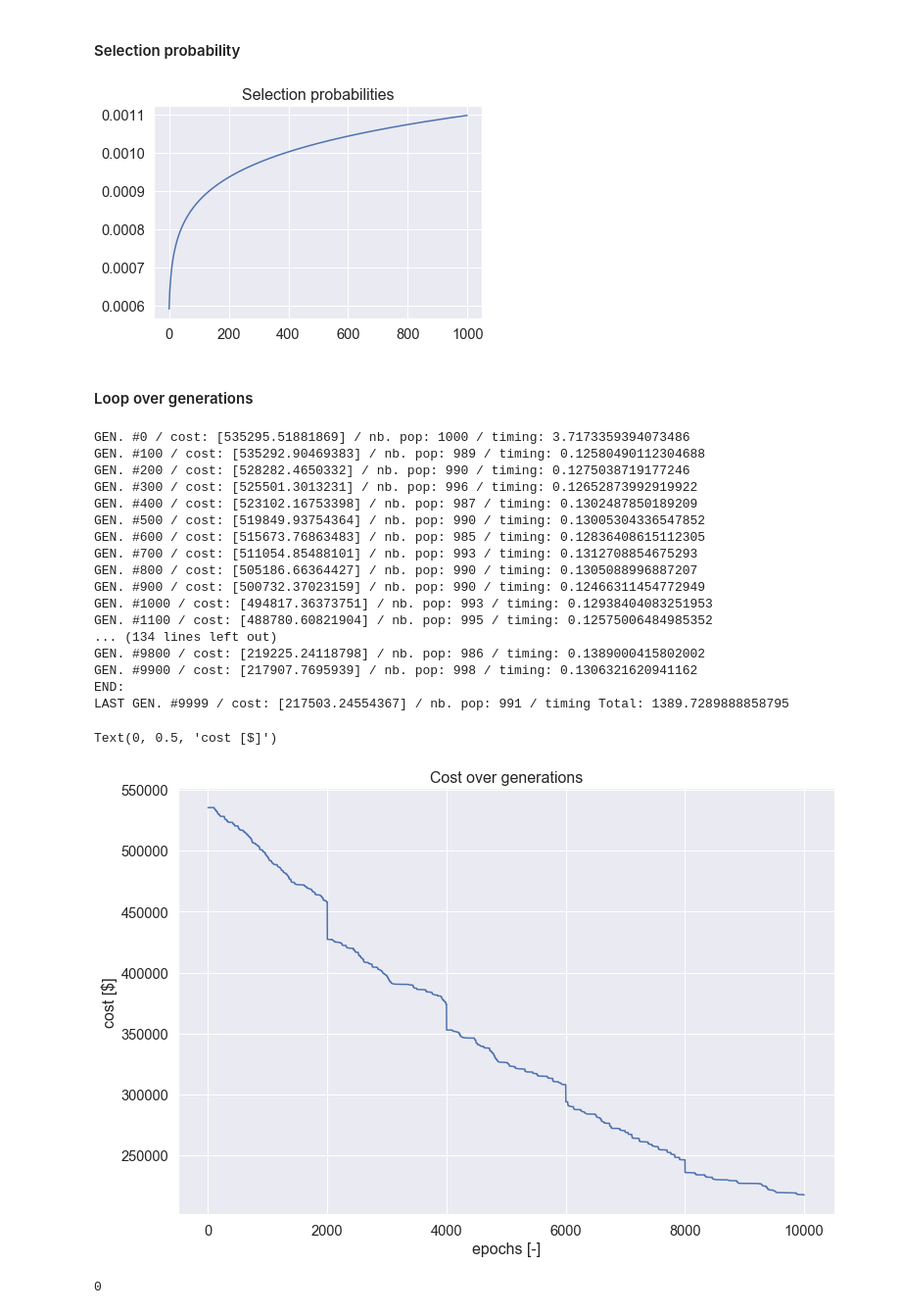
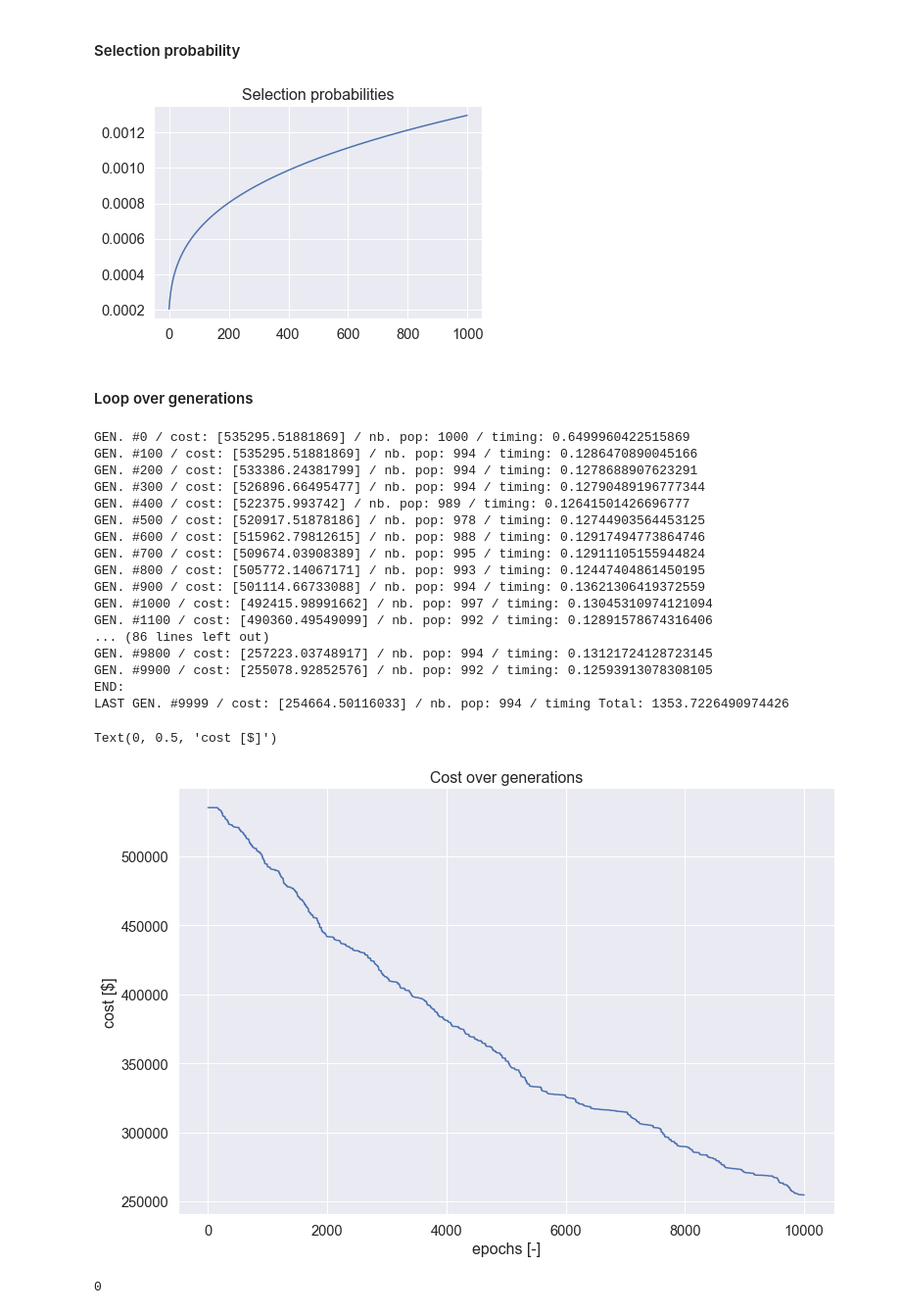
Before and after one commit to jeugregg/santa-workshop-tour-2019, a Jupyter notebook: santa-s-2019-starter-notebook.ipynb, the cells around one changed output. Shown at 98% size. Saved outputs shown, nothing was run; the diff lists cells and outputs as text; code cells hidden in the pictures.

```diff
--- a/santa-s-2019-starter-notebook.ipynb
+++ b/santa-s-2019-starter-notebook.ipynb
@@ -1903,30 +1903,30 @@ Timing:  0.9378161430358887
 # %% [markdown]
 #### Selection probability
 # %%
-POW_SELECTION = 0.1
+POW_SELECTION = 0.3
 # %%
 # Prob for indiv = inverse rank * POW_SELECTION
 arr_select_prob = selection_prob(df_cost, pow_selection=POW_SELECTION)
 plt.plot(np.sort(arr_select_prob))
 plt.title("Selection probabilities");
 # %% [output]
-[figure, old version]
+[figure, new version]
 # %% [markdown]
 ####  Loop over generations
 # %%
 ## HYPERPARAMETERS
 
-'''# TEST NEW PARAM
+# TEST NEW PARAM
 NB_MAX_EPOCHS = 10000
-R_POP_MUT = 0.2 # % population mutated at each gen. default : 0.10
-R_MUT = 0.2 # % families mutated at each gen default : 0.01
-DELTA_CHOICE = 4 # default : 2
+R_POP_MUT = 0.1 # % population mutated at each gen. default : 0.10
+R_MUT = 0.01 # % families mutated at each gen default : 0.01
+DELTA_CHOICE = 2 # default : 2
 NB_BEST_KEEP = 20 # NEW PARAM : how much best one to keep
-POW_SELECTION = 0.1 # default 0.3
+POW_SELECTION = 0.3 # default 0.3
 flag_boost = False
-boost_freq = 2000'''
+boost_freq = 2000
 
-# TEST OLD PARAMS
+'''# TEST OLD PARAMS
 NB_MAX_EPOCHS = 10000
 R_POP_MUT = 0.1 # % population mutated at each gen. default : 0.10
 R_MUT = 0.01 # % families mutated at each gen default : 0.01
@@ -1934,7 +1934,7 @@ DELTA_CHOICE = 2 # default : 2
 NB_BEST_KEEP = 20 # NEW PARAM : how much best one to keep
 POW_SELECTION = 0.3 # default 0.3
 flag_boost = True
-boost_freq = 2000
+boost_freq = 2000'''
 
 ## DISPLAY PARAM
 flag_prompt = False # timing information to each steps
@@ -2102,50 +2102,50 @@ for gen_id in range(0, NB_MAX_EPOCHS):
         print("Timing eval: ", t_eval_1 - t_eval_0)
 
     ##########
     # DISPLAY
     #
     t_epoch_1 = time.time()
     if (flag_prompt) | (gen_id % prompt_freq == 0):
         print("GEN. #{} / cost: {} / nb. pop: {} / timing: {}".format(gen_id,
                         df_cost.sort_values(by="cost").head(1)["cost"].values,
                                                        df_pop.shape[0],
                                                       t_epoch_1 - t_epoch_0))
         #print("Max Same indiv nb : ", find_max_same_indiv(arr_pop))
 
 # timing
 t_fit_1 = time.time()
 print("END:")
 print("LAST GEN. #{} / cost: {} / nb. pop: {} / timing Total: {}".format(gen_id,
                         df_cost.sort_values(by="cost").head(1)["cost"].values,
                                                        df_pop.shape[0],
                                                       t_fit_1 - t_fit_0))
 # figure
 fig = plt.figure(figsize=(12, 8))
 plt.plot(list_best_cost)
 plt.title("Cost over generations")
 ax = fig.gca()
 ax.set_xlabel("epochs [-]")
 ax.set_ylabel("cost [$]")
 # %% [output]
-GEN. #0 / cost: [535295.51881869] / nb. pop: 1000 / timing: 3.7173359394073486
-GEN. #100 / cost: [535292.90469383] / nb. pop: 989 / timing: 0.12580490112304688
-GEN. #200 / cost: [528282.4650332] / nb. pop: 990 / timing: 0.1275038719177246
-GEN. #300 / cost: [525501.3013231] / nb. pop: 996 / timing: 0.12652873992919922
-GEN. #400 / cost: [523102.16753398] / nb. pop: 987 / timing: 0.1302487850189209
-GEN. #500 / cost: [519849.93754364] / nb. pop: 990 / timing: 0.13005304336547852
-GEN. #600 / cost: [515673.76863483] / nb. pop: 985 / timing: 0.12836408615112305
-GEN. #700 / cost: [511054.85488101] / nb. pop: 993 / timing: 0.1312708854675293
-GEN. #800 / cost: [505186.66364427] / nb. pop: 990 / timing: 0.1305088996887207
-GEN. #900 / cost: [500732.37023159] / nb. pop: 990 / timing: 0.12466311454772949
-GEN. #1000 / cost: [494817.36373751] / nb. pop: 993 / timing: 0.12938404083251953
-GEN. #1100 / cost: [488780.60821904] / nb. pop: 995 / timing: 0.12575006484985352
-... (134 lines left out)
-GEN. #9800 / cost: [219225.24118798] / nb. pop: 986 / timing: 0.1389000415802002
-GEN. #9900 / cost: [217907.7695939] / nb. pop: 998 / timing: 0.1306321620941162
+GEN. #0 / cost: [535295.51881869] / nb. pop: 1000 / timing: 0.6499960422515869
+GEN. #100 / cost: [535295.51881869] / nb. pop: 994 / timing: 0.1286470890045166
+GEN. #200 / cost: [533386.24381799] / nb. pop: 994 / timing: 0.1278688907623291
+GEN. #300 / cost: [526896.66495477] / nb. pop: 994 / timing: 0.12790489196777344
+GEN. #400 / cost: [522375.993742] / nb. pop: 989 / timing: 0.12641501426696777
+GEN. #500 / cost: [520917.51878186] / nb. pop: 978 / timing: 0.12744903564453125
+GEN. #600 / cost: [515962.79812615] / nb. pop: 988 / timing: 0.12917494773864746
+GEN. #700 / cost: [509674.03908389] / nb. pop: 995 / timing: 0.12911105155944824
+GEN. #800 / cost: [505772.14067171] / nb. pop: 993 / timing: 0.12447404861450195
+GEN. #900 / cost: [501114.66733088] / nb. pop: 994 / timing: 0.13621306419372559
+GEN. #1000 / cost: [492415.98991662] / nb. pop: 997 / timing: 0.13045310974121094
+GEN. #1100 / cost: [490360.49549099] / nb. pop: 992 / timing: 0.12891578674316406
+... (86 lines left out)
+GEN. #9800 / cost: [257223.03748917] / nb. pop: 994 / timing: 0.13121724128723145
+GEN. #9900 / cost: [255078.92852576] / nb. pop: 992 / timing: 0.12593913078308105
 END:
-LAST GEN. #9999 / cost: [217503.24554367] / nb. pop: 991 / timing Total: 1389.7289888858795
+LAST GEN. #9999 / cost: [254664.50116033] / nb. pop: 994 / timing Total: 1353.7226490974426
 Text(0, 0.5, 'cost [$]')
-[figure, old version]
+[figure, new version]
 # %%
 find_max_same_indiv(df_pop)
 # %% [output]
```
Also changed, not shown: parts of 9 cells of this notebook, 1 other file.
